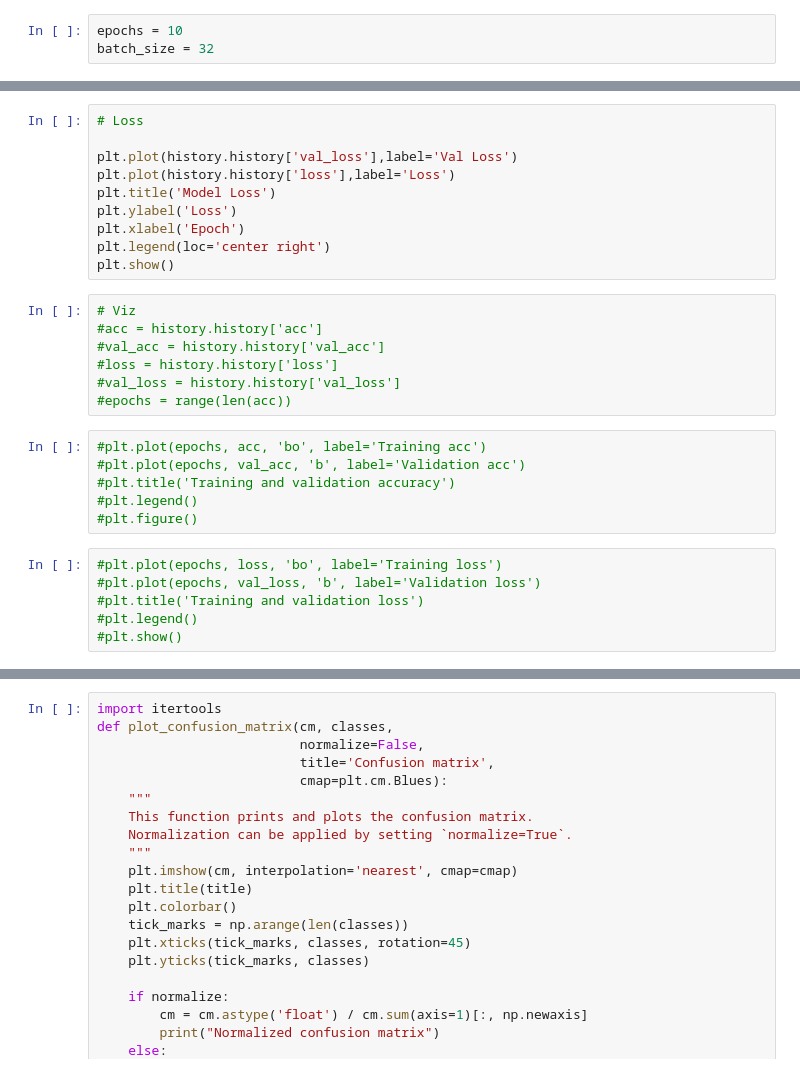
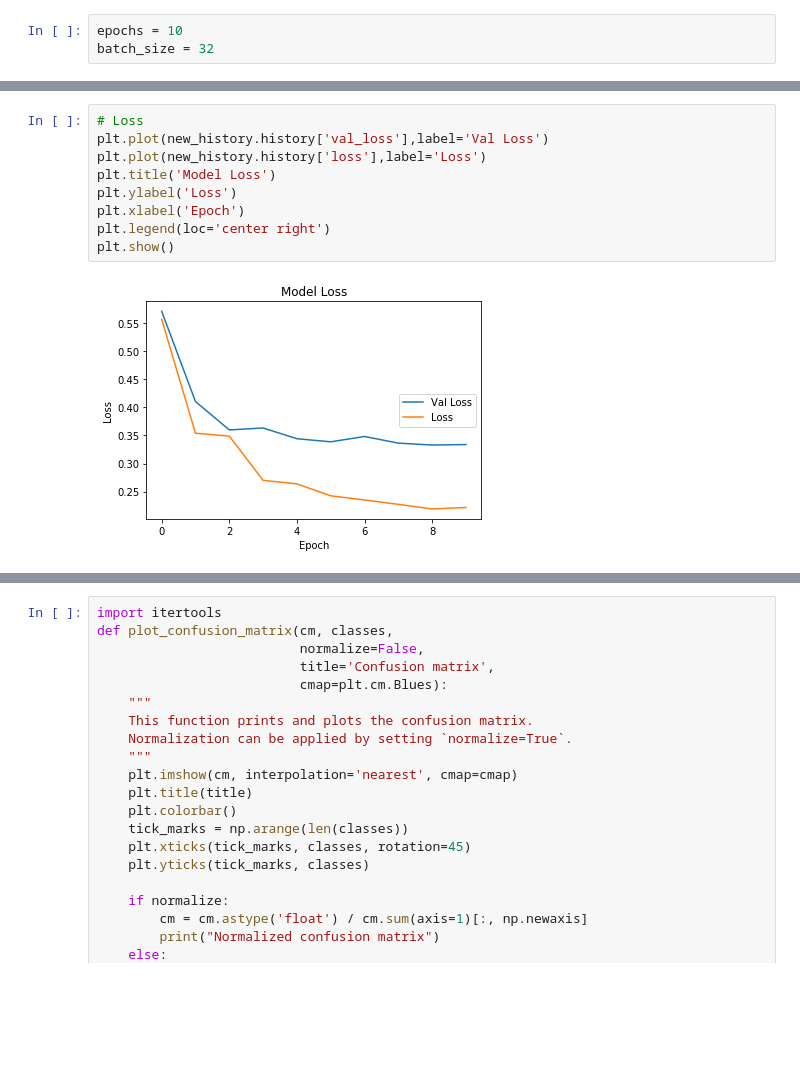
Before and after one commit to GitHub-ccd/pneumonia_detection_CNN_MOD_4, a Jupyter notebook: Pneumonia.ipynb, the cells around one changed output, grey strips where cells are left out. Saved outputs shown, nothing was run; the diff lists cells and outputs as text; blank space fills up the shorter version.

```diff
--- a/Pneumonia.ipynb
+++ b/Pneumonia.ipynb
@@ -453,32 +441,14 @@ plt.show()
 # %%
 # Loss
-
-plt.plot(history.history['val_loss'],label='Val Loss')
-plt.plot(history.history['loss'],label='Loss')
+plt.plot(new_history.history['val_loss'],label='Val Loss')
+plt.plot(new_history.history['loss'],label='Loss')
 plt.title('Model Loss')
 plt.ylabel('Loss')
 plt.xlabel('Epoch')
 plt.legend(loc='center right')
 plt.show()
+# %% [output]
+[figure, added]
-# %%
-# Viz
-#acc = history.history['acc']
-#val_acc = history.history['val_acc']
-#loss = history.history['loss']
-#val_loss = history.history['val_loss']
-#epochs = range(len(acc))
-# %%
-#plt.plot(epochs, acc, 'bo', label='Training acc')
-#plt.plot(epochs, val_acc, 'b', label='Validation acc')
-#plt.title('Training and validation accuracy')
-#plt.legend()
-#plt.figure()
-# %%
-#plt.plot(epochs, loss, 'bo', label='Training loss')
-#plt.plot(epochs, val_loss, 'b', label='Validation loss')
-#plt.title('Training and validation loss')
-#plt.legend()
-#plt.show()
 # %%
 model.save('chest_xray_all_with_augmentation_data.h5')
 
```
Also changed, not shown: parts of 43 cells of this notebook, 1 other file.
